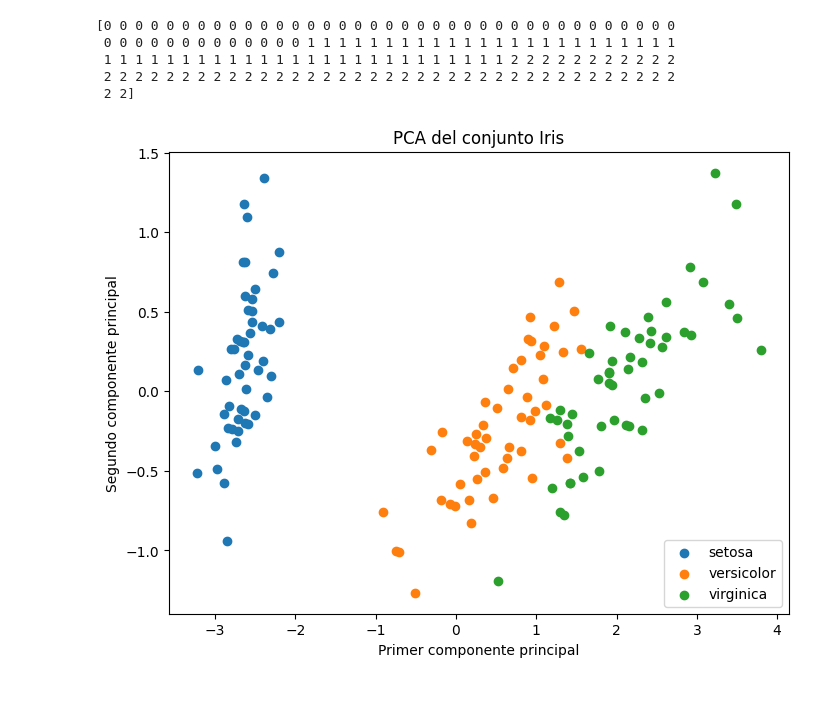
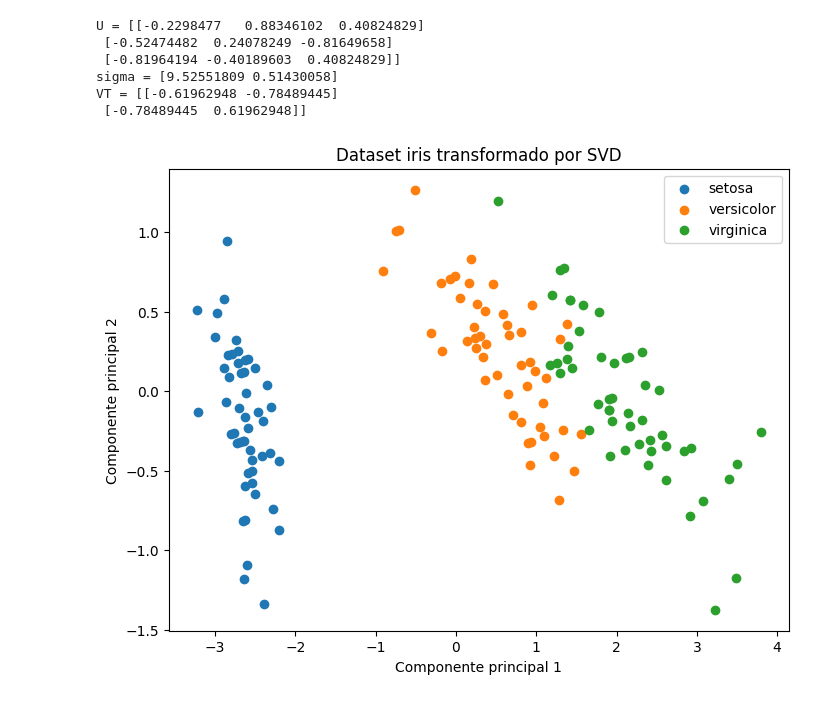
Before and after one commit to XavZol/Machine-Learning, a Jupyter notebook: Machine_Learning_1.ipynb, the cells around one changed output. Saved outputs shown, nothing was run; the diff lists cells and outputs as text; code cells hidden in the pictures.

Commit message:
Descomposición de Valores Singulares (SVD)

```diff
--- a/Machine_Learning_1.ipynb
+++ b/Machine_Learning_1.ipynb
@@ -27,30 +1,49 @@ print(iris)
 # %%
-# Gráfico de disperción lineal
+import numpy as np
+from sklearn.datasets import load_iris
+import matplotlib.pyplot as plt
+# Singular Value Descomposition (SVD)
+
+A = np.array([[1, 2],
+            [3, 4],
+            [5, 6]])
+
+U, sigma, VT = np.linalg.svd(A)
+
+print("U =",U)
+
+print("sigma =",sigma)
+
+print("VT =", VT)
 
 iris = load_iris()
 X = iris.data
-y = iris.target
+X_centrado = X - np.mean(X, axis=0)
 
-print(y)
+# Matrices
+U, sigma, VT = np.linalg.svd(X_centrado)
 
-X_centrado = X - np.mean(X, axis=0)
-pca = PCA(n_components=2)
-
-X_pca = pca.fit_transform(X_centrado)
+# Reducir la Dimensionalidad de un conjunto de datos
+k = 2
+X_transformado = U[:, :k] * sigma[:k]
 
 especies = ["setosa", "versicolor", "virginica"]
+
 plt.figure(figsize=(8, 6))
-for i in range(0, 3):
-    plt.scatter(X_pca[y == i, 0], X_pca[y == i, 1], label=especies[i])
-plt.xlabel('Primer componente principal')
-plt.ylabel('Segundo componente principal')
-plt.legend()
-plt.title('PCA del conjunto Iris')
+for i in range(3):
+    plt.scatter(X_transformado[iris.target == i, 0],
+                X_transformado[iris.target == i, 1],
+                label=especies[i])
+    plt.xlabel('Componente principal 1')
+    plt.ylabel('Componente principal 2')
+    plt.legend()
+    plt.title('Dataset iris transformado por SVD');
 plt.show()
 # %% [output]
-[0 0 0 0 0 0 0 0 0 0 0 0 0 0 0 0 0 0 0 0 0 0 0 0 0 0 0 0 0 0 0 0 0 0 0 0 0
- 0 0 0 0 0 0 0 0 0 0 0 0 0 1 1 1 1 1 1 1 1 1 1 1 1 1 1 1 1 1 1 1 1 1 1 1 1
- 1 1 1 1 1 1 1 1 1 1 1 1 1 1 1 1 1 1 1 1 1 1 1 1 1 1 2 2 2 2 2 2 2 2 2 2 2
- 2 2 2 2 2 2 2 2 2 2 2 2 2 2 2 2 2 2 2 2 2 2 2 2 2 2 2 2 2 2 2 2 2 2 2 2 2
- 2 2]
+U = [[-0.2298477   0.88346102  0.40824829]
+ [-0.52474482  0.24078249 -0.81649658]
+ [-0.81964194 -0.40189603  0.40824829]]
+sigma = [9.52551809 0.51430058]
+VT = [[-0.61962948 -0.78489445]
+ [-0.78489445  0.61962948]]
-[figure, old version]
+[figure, new version]
```
Also changed, not shown: parts of 1 cell of this notebook, 1 other file.
